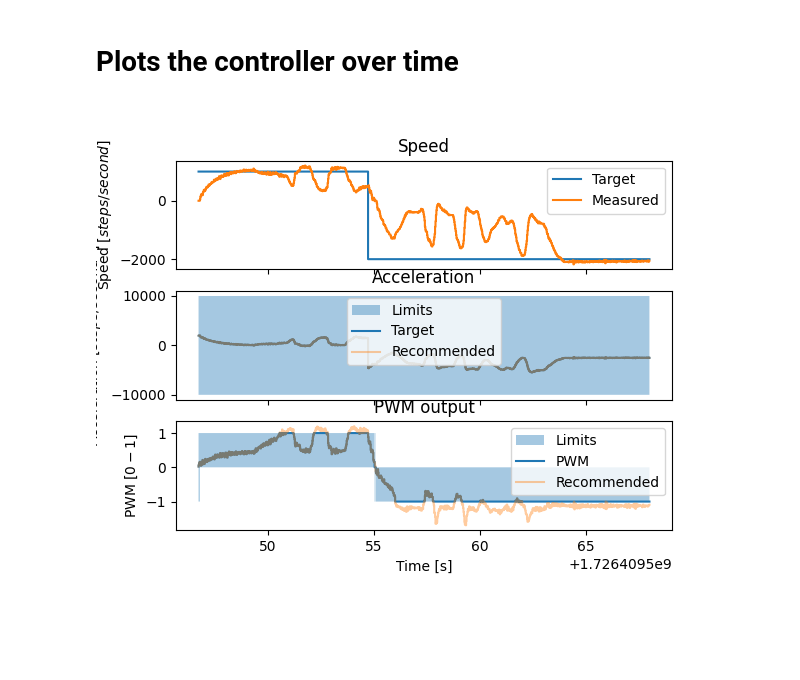
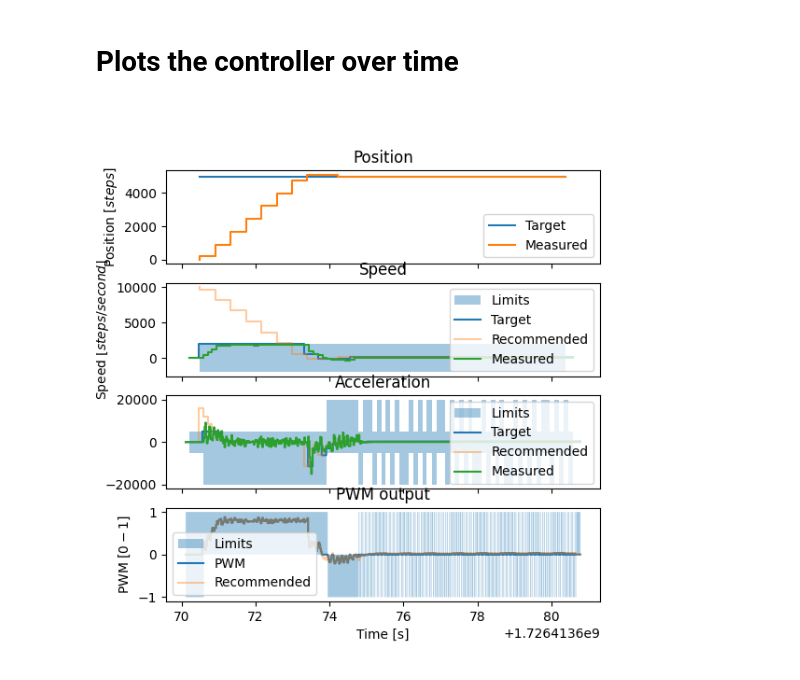
Before and after one commit to jgOhYeah/ECE4191_E43_S2_2024, a Jupyter notebook: main_software/odometry/plot_control.ipynb, the cells around one changed output. Saved outputs shown, nothing was run; the diff lists cells and outputs as text; code cells hidden in the pictures; blank space fills up the shorter version.

Commit message:
Acceleration based control works

```diff
--- a/main_software/odometry/plot_control.ipynb
+++ b/main_software/odometry/plot_control.ipynb
@@ -10,41 +10,52 @@ from matplotlib.axis import Axis
 log_dir = "test"
 accel_df = pd.read_csv(f"{log_dir}/acceleration.csv")
 speed_df = pd.read_csv(f"{log_dir}/speed.csv")
+pos_df = pd.read_csv(f"{log_dir}/position.csv")
 
 
-fig = plt.figure()
+plt.close()
+fig = plt.figure(figsize=[6,6])
 # gs = fig.add_gridspec(3, 2, height_ratios=[1, 1, 1])
 # (ax_speed, ax_accel_windup), (ax_accel, ax_speed_windup), (ax_pwm, ax_pwm_windup) = gs.subplots(sharex=True)
-gs = fig.add_gridspec(3, height_ratios=[1, 1, 1])
-ax_speed, ax_accel, ax_pwm = gs.subplots(sharex=True)
-# ax_speed, ax_accel, ax_pwm, ax_position_windup, ax_speed_windup, ax_accel_windup
+gs = fig.add_gridspec(4, height_ratios=[1, 1, 1, 1])
+ax_position, ax_speed, ax_accel, ax_pwm = gs.subplots(sharex=True)
+
 # Plot pwm
 ax_pwm.fill_between(accel_df["Timestamp [s]"].values, accel_df["Limit Min"].values, accel_df["Limit Max"].values, step="pre", alpha=0.4, label="Limits")
 ax_pwm.step(accel_df["Timestamp [s]"].values, accel_df["Output"].values, label="PWM")
 ax_pwm.step(accel_df["Timestamp [s]"].values, accel_df["Last Windup"].values + accel_df["Output"].values, alpha=0.4, label="Recommended")
 # ax_pwm.step(accel_df["Timestamp [s]"].values, accel_df["Windup"].values, alpha=0.4, label="Windup")
 ax_pwm.set_title("PWM output")
 ax_pwm.set_ylabel("PWM [$0-1$]")
 ax_pwm.set_xlabel("Time [s]")
 ax_pwm.legend()
 # ax_pwm.set_ylim((0,1))
 
 # Plot acceleration
 ax_accel.fill_between(speed_df["Timestamp [s]"].values, speed_df["Limit Min"].values, speed_df["Limit Max"].values, step="pre", alpha=0.4, label="Limits")
 ax_accel.step(accel_df["Timestamp [s]"].values, accel_df["Target"].values, label="Target")
 ax_accel.step(speed_df["Timestamp [s]"].values, speed_df["Last Windup"].values + speed_df["Output"].values, alpha=0.4, label="Recommended")
-# ax_accel.step(accel_df["Timestamp [s]"].values, accel_df["Current"].values, label="Measured")
+ax_accel.step(accel_df["Timestamp [s]"].values, accel_df["Current"].values, label="Measured")
 ax_accel.set_title("Acceleration")
 ax_accel.set_ylabel("Acceleration [$steps / second^2$]")
 ax_accel.legend()
 
 # Plot speed
+ax_speed.fill_between(pos_df["Timestamp [s]"].values, pos_df["Limit Min"].values, pos_df["Limit Max"].values, step="pre", alpha=0.4, label="Limits")
 ax_speed.step(speed_df["Timestamp [s]"].values, speed_df["Target"].values, label="Target")
+ax_speed.step(pos_df["Timestamp [s]"].values, pos_df["Last Windup"].values + pos_df["Output"].values, alpha=0.4, label="Recommended")
 ax_speed.step(speed_df["Timestamp [s]"].values, speed_df["Current"].values, label="Measured")
 ax_speed.set_title("Speed")
 ax_speed.set_ylabel("Speed [$steps / second$]")
 ax_speed.legend()
 
+# Plot position
+ax_position.step(pos_df["Timestamp [s]"].values, pos_df["Target"].values, label="Target")
+ax_position.step(pos_df["Timestamp [s]"].values, pos_df["Current"].values, label="Measured")
+ax_position.set_title("Position")
+ax_position.set_ylabel("Position [$steps$]")
+ax_position.legend()
+
 plt.show()
 # %% [output]
-[figure, old version]
+[figure, new version]
```
Also changed, not shown: 3 other files.
